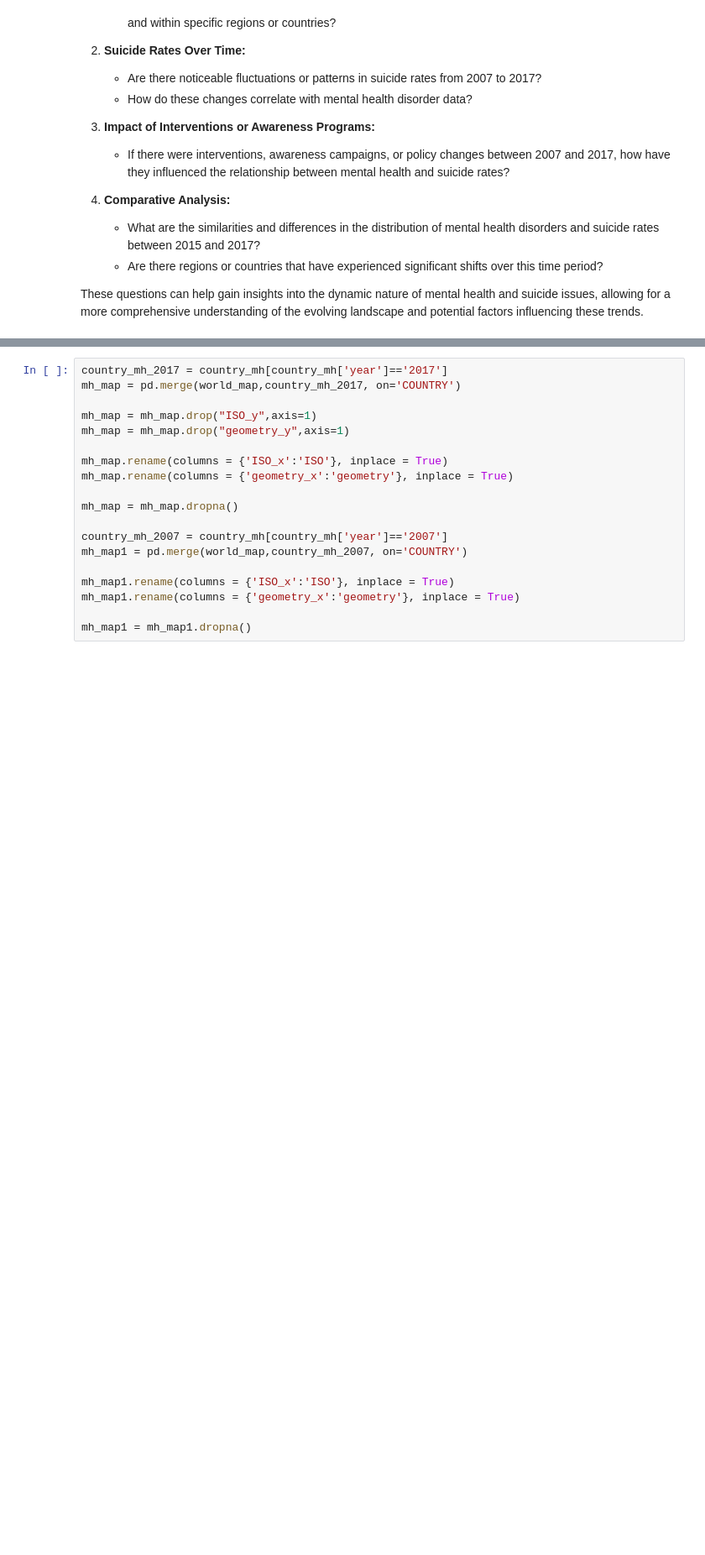
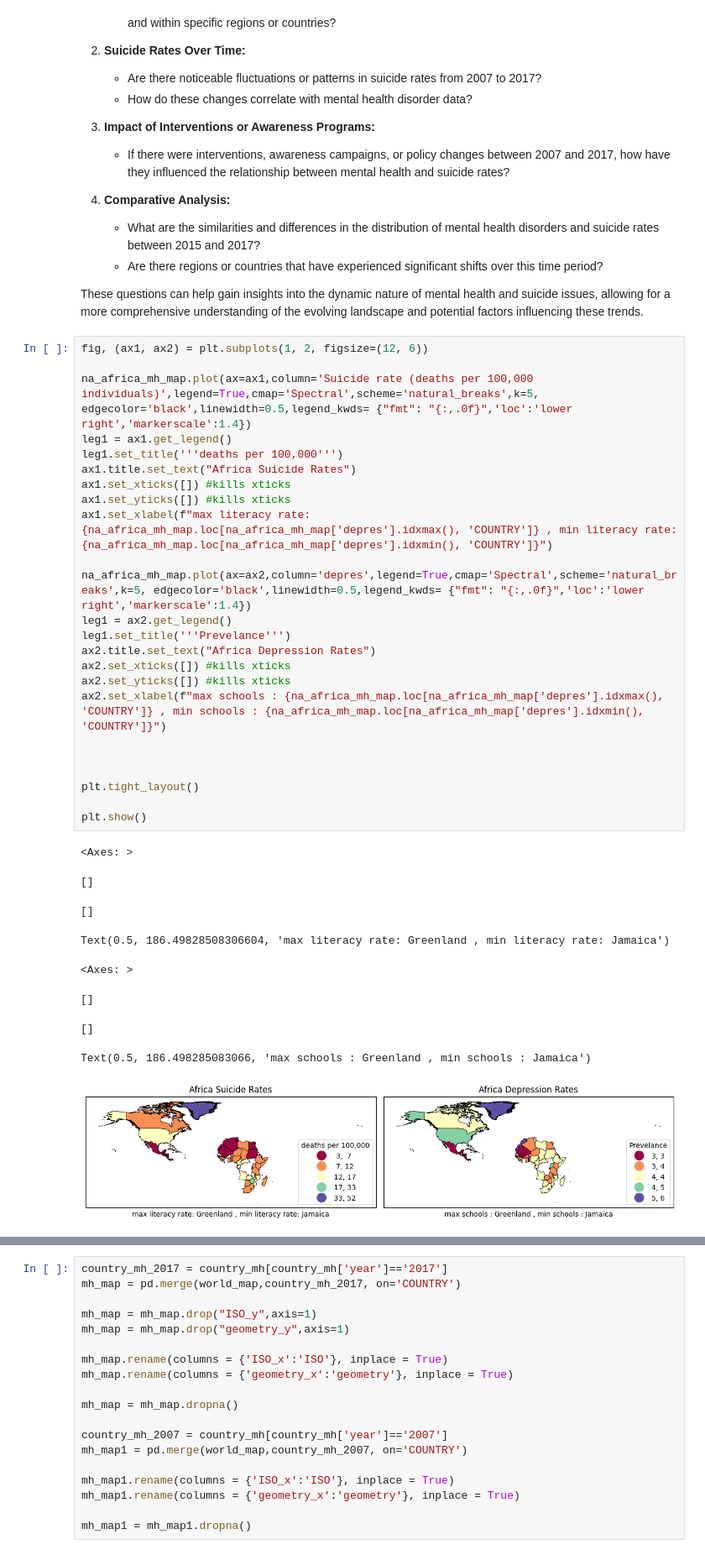
Before and after one commit to iyeboah22/GIS-DS, a Jupyter notebook: ps4.ipynb, the cells around one changed output, grey strips where cells are left out. Shown at 84% size. Saved outputs shown, nothing was run; the diff lists cells and outputs as text; blank space fills up the shorter version.

```diff
--- a/ps4.ipynb
+++ b/ps4.ipynb
@@ -214,3 +231,37 @@ This approach allows for a comparison over time and may reveal trends or changes
    - Are there regions or countries that have experienced significant shifts over this time period?
 
 These questions can help gain insights into the dynamic nature of mental health and suicide issues, allowing for a more comprehensive understanding of the evolving landscape and potential factors influencing these trends.
+# %%
+fig, (ax1, ax2) = plt.subplots(1, 2, figsize=(12, 6))
+
+na_africa_mh_map.plot(ax=ax1,column='Suicide rate (deaths per 100,000 individuals)',legend=True,cmap='Spectral',scheme='natural_breaks',k=5, edgecolor='black',linewidth=0.5,legend_kwds= {"fmt": "{:,.0f}",'loc':'lower right','markerscale':1.4})
+leg1 = ax1.get_legend()
+leg1.set_title('''deaths per 100,000''')
+ax1.title.set_text("Africa Suicide Rates")
+ax1.set_xticks([]) #kills xticks
+ax1.set_yticks([]) #kills xticks
+ax1.set_xlabel(f"max literacy rate: {na_africa_mh_map.loc[na_africa_mh_map['depres'].idxmax(), 'COUNTRY']} , min literacy rate: {na_africa_mh_map.loc[na_africa_mh_map['depres'].idxmin(), 'COUNTRY']}")
+
+na_africa_mh_map.plot(ax=ax2,column='depres',legend=True,cmap='Spectral',scheme='natural_breaks',k=5, edgecolor='black',linewidth=0.5,legend_kwds= {"fmt": "{:,.0f}",'loc':'lower right','markerscale':1.4})
+leg1 = ax2.get_legend()
+leg1.set_title('''Prevelance''')
+ax2.title.set_text("Africa Depression Rates")
+ax2.set_xticks([]) #kills xticks
+ax2.set_yticks([]) #kills xticks
+ax2.set_xlabel(f"max schools : {na_africa_mh_map.loc[na_africa_mh_map['depres'].idxmax(), 'COUNTRY']} , min schools : {na_africa_mh_map.loc[na_africa_mh_map['depres'].idxmin(), 'COUNTRY']}")
+
+
+
+plt.tight_layout()
+
+plt.show()
+# %% [output]
+<Axes: >
+[]
+[]
+Text(0.5, 186.49828508306604, 'max literacy rate: Greenland , min literacy rate: Jamaica')
+<Axes: >
+[]
+[]
+Text(0.5, 186.498285083066, 'max schools : Greenland , min schools : Jamaica')
+[figure, added]
```
Also changed, not shown: parts of 29 cells of this notebook.
